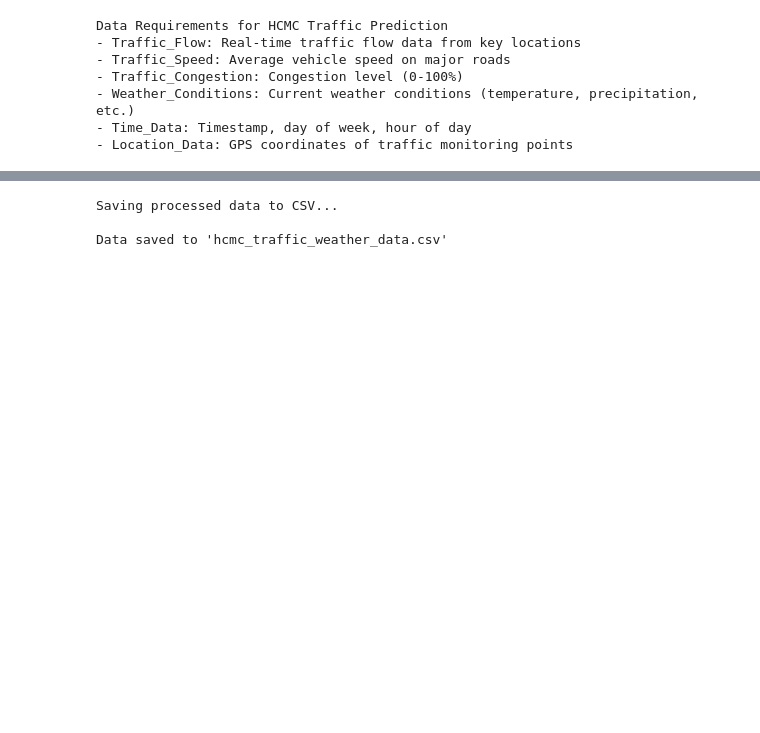
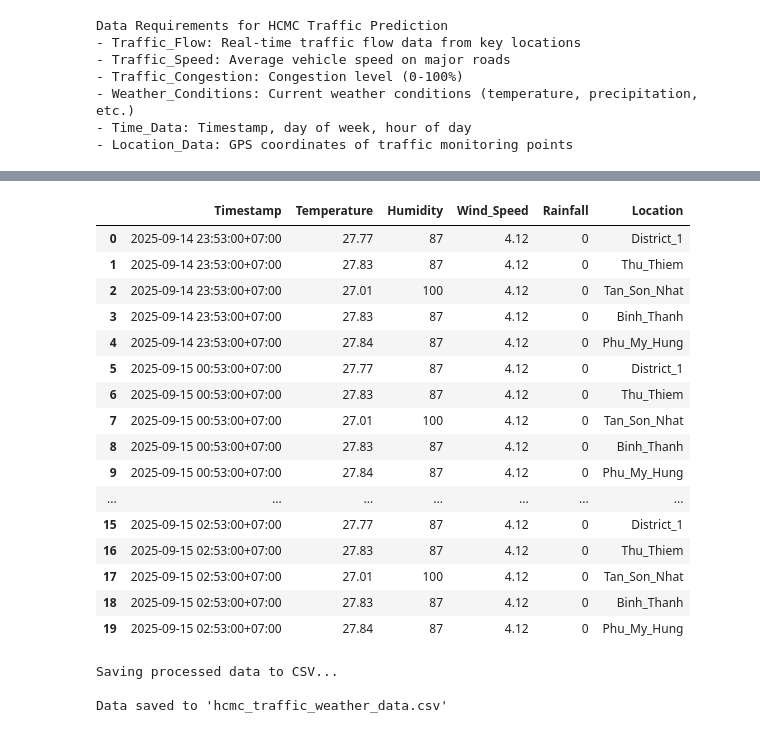
Before and after one commit to Suemy19710/TrafficHCMC, a Jupyter notebook: data_collection.ipynb, the cells around one changed output, grey strips where cells are left out. Saved outputs shown, nothing was run; the diff lists cells and outputs as text; code cells hidden in the pictures; blank space fills up the shorter version.

```diff
--- a/data_collection.ipynb
+++ b/data_collection.ipynb
@@ -259,3 +267,23 @@ Tan_Son_Nhat 2025-09-16 23:53:00+07:00             31               31
+# %%
+weather_df.head(20)
+# %% [output]
+|  | Timestamp | Temperature | Humidity | Wind_Speed | Rainfall | Location |
+| 0 | 2025-09-14 23:53:00+07:00 | 27.77 | 87 | 4.12 | 0 | District_1 |
+| 1 | 2025-09-14 23:53:00+07:00 | 27.83 | 87 | 4.12 | 0 | Thu_Thiem |
+| 2 | 2025-09-14 23:53:00+07:00 | 27.01 | 100 | 4.12 | 0 | Tan_Son_Nhat |
+| 3 | 2025-09-14 23:53:00+07:00 | 27.83 | 87 | 4.12 | 0 | Binh_Thanh |
+| 4 | 2025-09-14 23:53:00+07:00 | 27.84 | 87 | 4.12 | 0 | Phu_My_Hung |
+| 5 | 2025-09-15 00:53:00+07:00 | 27.77 | 87 | 4.12 | 0 | District_1 |
+| 6 | 2025-09-15 00:53:00+07:00 | 27.83 | 87 | 4.12 | 0 | Thu_Thiem |
+| 7 | 2025-09-15 00:53:00+07:00 | 27.01 | 100 | 4.12 | 0 | Tan_Son_Nhat |
+| 8 | 2025-09-15 00:53:00+07:00 | 27.83 | 87 | 4.12 | 0 | Binh_Thanh |
+| 9 | 2025-09-15 00:53:00+07:00 | 27.84 | 87 | 4.12 | 0 | Phu_My_Hung |
+| ... | ... | ... | ... | ... | ... | ... |
+| 15 | 2025-09-15 02:53:00+07:00 | 27.77 | 87 | 4.12 | 0 | District_1 |
+| 16 | 2025-09-15 02:53:00+07:00 | 27.83 | 87 | 4.12 | 0 | Thu_Thiem |
+| 17 | 2025-09-15 02:53:00+07:00 | 27.01 | 100 | 4.12 | 0 | Tan_Son_Nhat |
+| 18 | 2025-09-15 02:53:00+07:00 | 27.83 | 87 | 4.12 | 0 | Binh_Thanh |
+| 19 | 2025-09-15 02:53:00+07:00 | 27.84 | 87 | 4.12 | 0 | Phu_My_Hung |
 # %%
 # 4. Where to store your collected data
 print("Saving processed data to CSV...")
```
Also changed, not shown: parts of 7 cells of this notebook, 4 other files.
